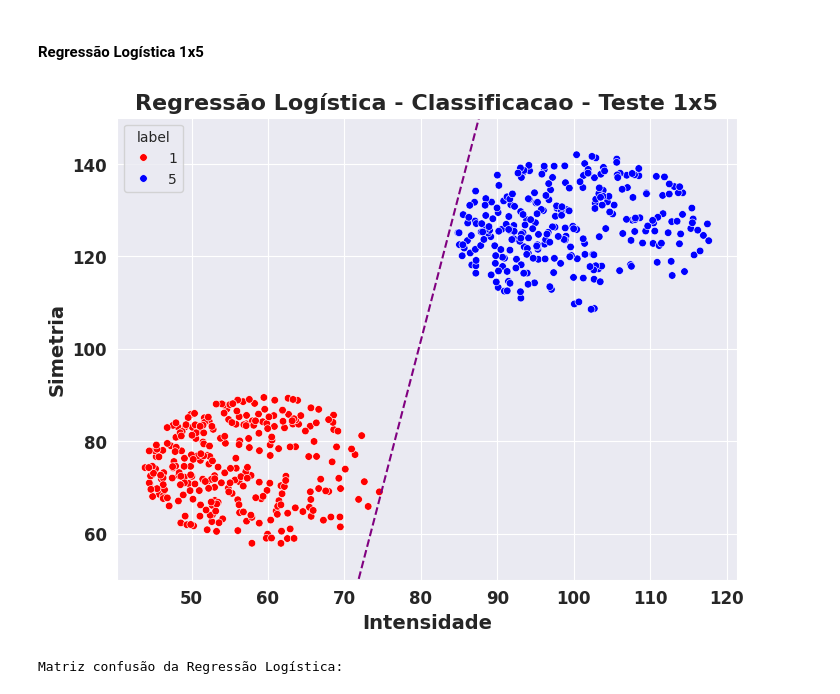
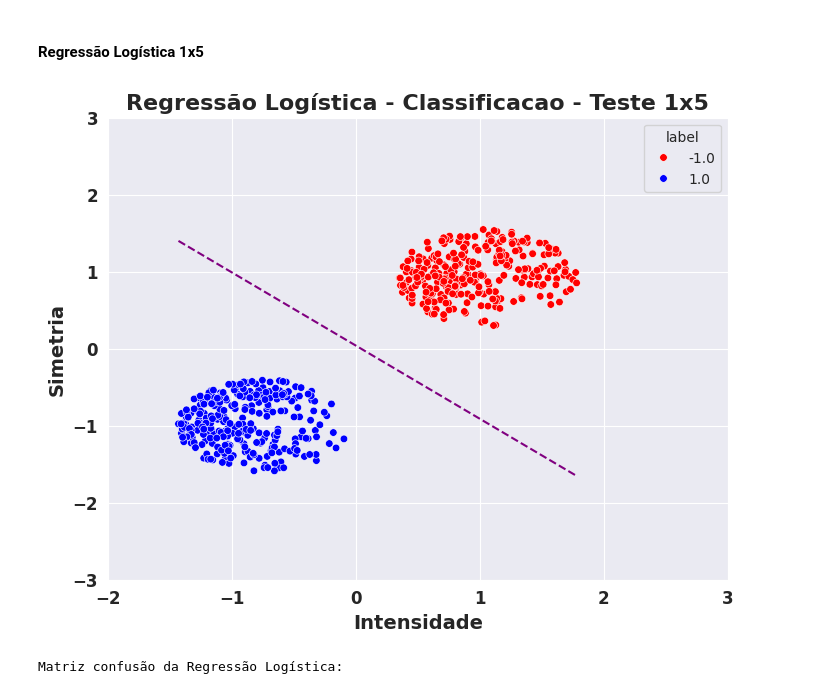
Before and after one commit to johnpaulnasc/miniproject_ml, a Jupyter notebook: miniproject_ml.ipynb, the cells around one changed output. Saved outputs shown, nothing was run; the diff lists cells and outputs as text; code cells hidden in the pictures.

Commit message:
fix: alteracao para melhorar o tempo da regressao logistica

```diff
--- a/miniproject_ml.ipynb
+++ b/miniproject_ml.ipynb
@@ -145,7 +145,8 @@ test_redu_df.to_csv('data/test_redu.csv', index=False)
 def calculate_y(x, w):
     return -(w[0] + w[1] * x) / w[2]
 
-def plots(df, digits_list, title, ax=None, W=[]):
+def plots(df, digits_list, title, ax=None, W=[], normalized=False):
+
 
     colors = ['black', 'red', 'gray', 'blue']
 
@@ -165,8 +166,13 @@ def plots(df, digits_list, title, ax=None, W=[]):
     plt.xticks(fontsize=12, fontweight='bold')
     plt.yticks(fontsize=12, fontweight='bold')
 
-    plt.xlim([40, 200])
-    plt.ylim([40, 200])
+    if not normalized:
+        plt.xlim([40, 200])
+        plt.ylim([40, 200])
+
+    else:
+        plt.xlim([-2, 3])
+        plt.ylim([-3, 3])
 
     if len(W) > 0:
         linestyles = ['dashed', 'dotted', 'dashdot', 'dotted']
@@ -179,7 +185,7 @@ def plots(df, digits_list, title, ax=None, W=[]):
                     linestyle=linestyles[i],
                     label=f'Reta {digits_list[i]}x{digits_list[i+1:len(w)+1]}')
 
-def plot1x5(df, digits_list, title, ax=None, W=[]):
+def plot1x5(df, digits_list, title, ax=None, W=[], normalized=False):
 
     colors = ['red', 'blue']
 
@@ -196,7 +202,11 @@ def plot1x5(df, digits_list, title, ax=None, W=[]):
     plt.xticks(fontsize=12, fontweight='bold')
     plt.yticks(fontsize=12, fontweight='bold')
 
-    plt.ylim(50, 150)
+    if not normalized:
+        plt.ylim(50, 150)
+    else:
+        plt.xlim([-2, 3])
+        plt.ylim([-3, 3])
 
     if len(W) > 0:
         linestyles = ['dashed', 'dotted', 'dashdot', 'dotted']
@@ -358,12 +376,22 @@ weighted avg       1.00      1.00      1.00       583
+# %%
+X_test1x5[:,1:] = (X_test1x5[:,1:] - X_train1x5_mean) / X_train1x5_std
+# %%
+new_df_test = pd.DataFrame(columns=['label', 'intensidade','simetria'])
+
+for i in range(len(X_test1x5)):
+  new_row = {'label':y_test1x5[i],
+              'intensidade': X_test1x5[i, 1],
+              'simetria':X_test1x5[i, 2]}
+  new_df_test = new_df_test._append(new_row, ignore_index=True)
 # %%
-r_logistic = LogisticRegression(eta=0.1, tmax=90000, bs=512)
+r_logistic = LogisticRegression(eta=0.1, tmax=300, bs=64)
 r_logistic.fit(X_train1x5, y_train1x5)
 y_pred = r_logistic.predict(X_test1x5)
 w_logistic = r_logistic.get_w()
 # %%
-plot1x5(test1x5, [1, 5], 'Regressão Logística - Classificacao - Teste 1x5', W=[w_logistic])
+plot1x5(new_df_test, [1, 5], 'Regressão Logística - Classificacao - Teste 1x5', W=[w_logistic], normalized=True)
 # %% [output]
-[figure, old version]
+[figure, new version]
 # %%
 digits_list = [1, 5]
 metrics = all(digits_list)
```
Also changed, not shown: parts of 12 cells of this notebook, 1 other file.
